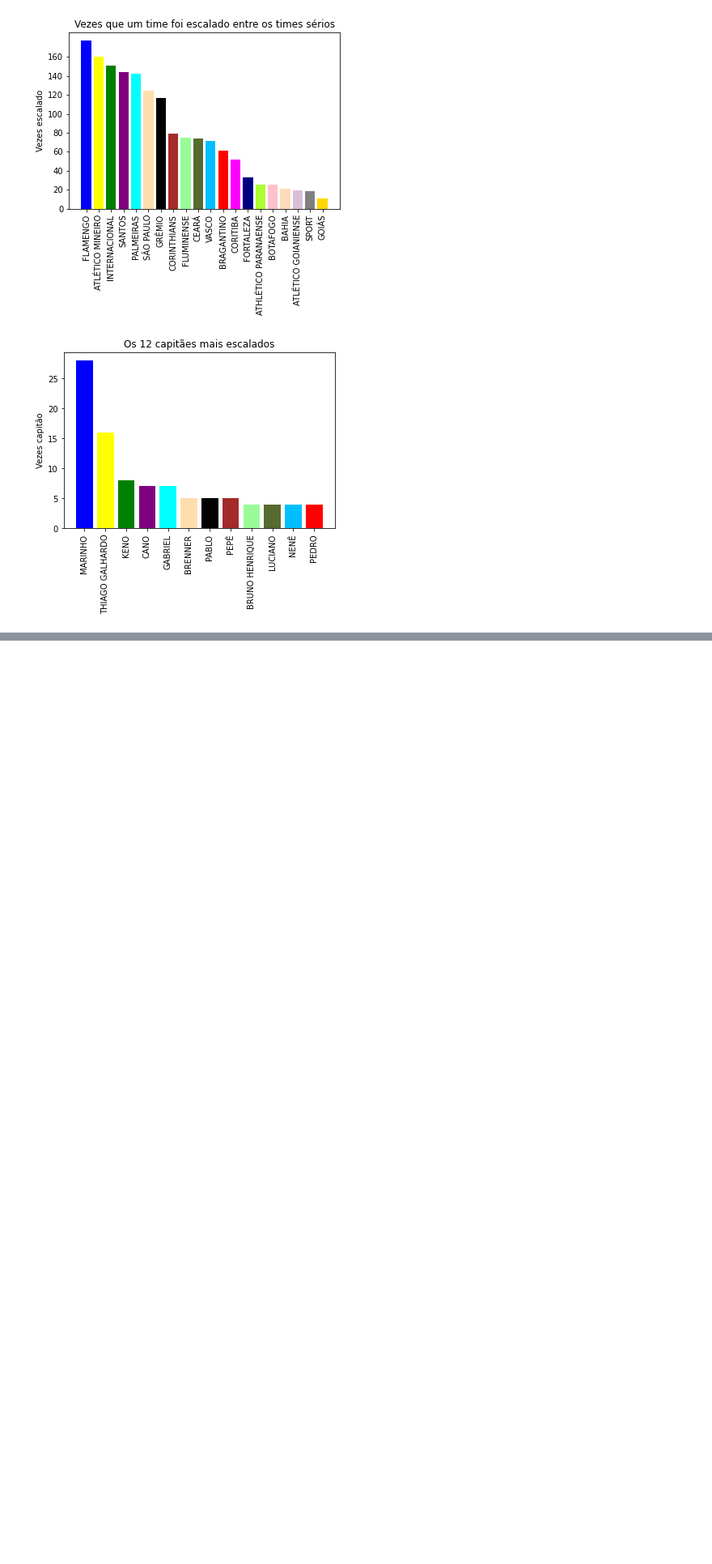
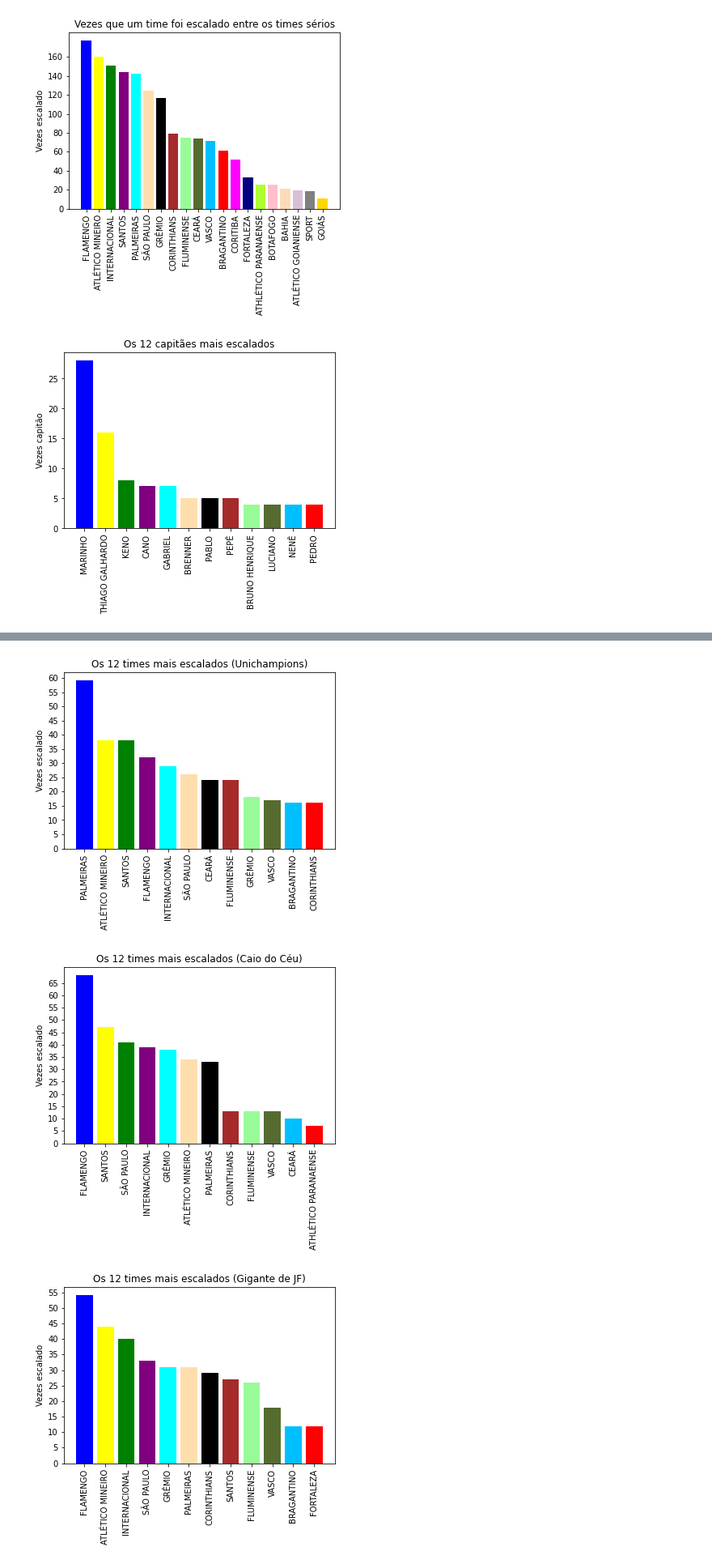
Before and after one commit to Eric-Mendes/estatisticas-quem-cair-calil, a Jupyter notebook: estudo_das_escalacoes_times_serios.ipynb, the cells around one changed output, grey strips where cells are left out. Shown at 81% size. Saved outputs shown, nothing was run; the diff lists cells and outputs as text; code cells hidden in the pictures; blank space fills up the shorter version.

```diff
--- a/estudo_das_escalacoes_times_serios.ipynb
+++ b/estudo_das_escalacoes_times_serios.ipynb
@@ -182,0 +215,38 @@ plt.show()
+# %%
+def plot_times_escalados(equipe):
+  times = np.unique(list(df['TIME'].loc[(df['EQUIPE'] == equipe)]))
+
+  plot_data = []
+  for time in times:
+    plot_data.append((time, df['TIME'].loc[(df['EQUIPE'] == equipe) & (df['TIME'] == time)].count()))
+
+  plot_data = sorted(plot_data, reverse=True, key=lambda tup: tup[1])
+  time = []
+  vez = []
+
+  for i in range(len(plot_data)):
+    time.append(plot_data[i][0])
+    vez.append(plot_data[i][1])
+
+
+  plt.ylabel('Vezes escalado')
+  N = len(time[:12])
+  ind = np.arange(N)
+  plt.xticks(ind, time[:12], rotation='vertical')
+  plt.yticks(np.arange(0, max(vez[:12])+2, 5))
+  plt.title('Os 12 times mais escalados ({})'.format(equipe))
+  plt.bar(time[:12], vez[:12], color=['blue', 'yellow', 'green', 'purple',
+                      'aqua', 'navajowhite', 'black', 'brown',
+                      'palegreen', 'darkolivegreen', 'deepskyblue', 'red',
+                      'magenta', 'navy', 'greenyellow', 'pink',
+                      'peachpuff', 'thistle', 'grey', 'gold'])
+  plt.show()
+# %%
+plot_times_escalados('Unichampions')
+plot_times_escalados('Caio do Céu')
+plot_times_escalados('Gigante de JF')
+plot_times_escalados('Vanculotte Atiantino')
+# %% [output]
+[figure, added]
+[figure, added]
+[figure, added]
```
Also changed, not shown: parts of 10 cells of this notebook.
